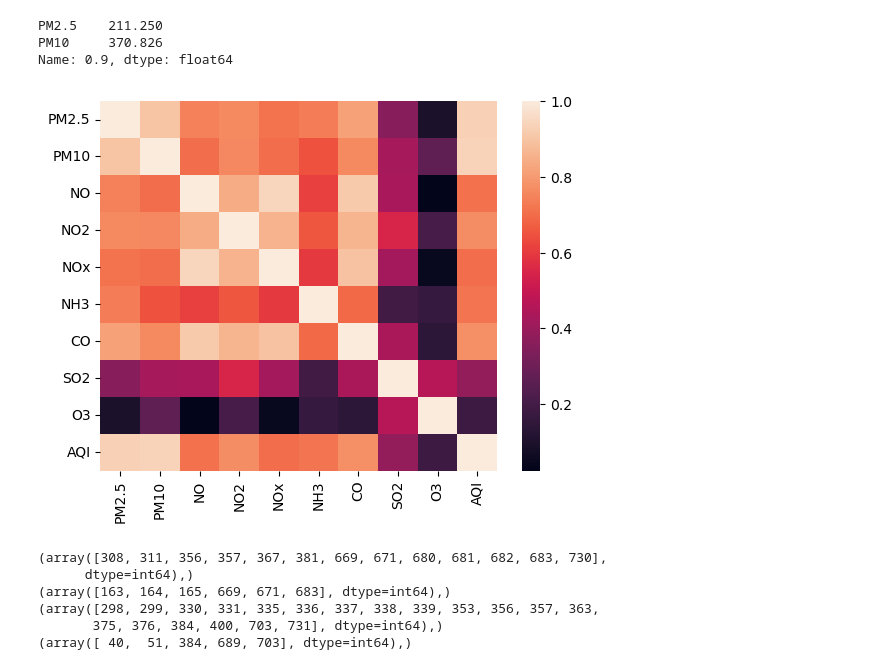
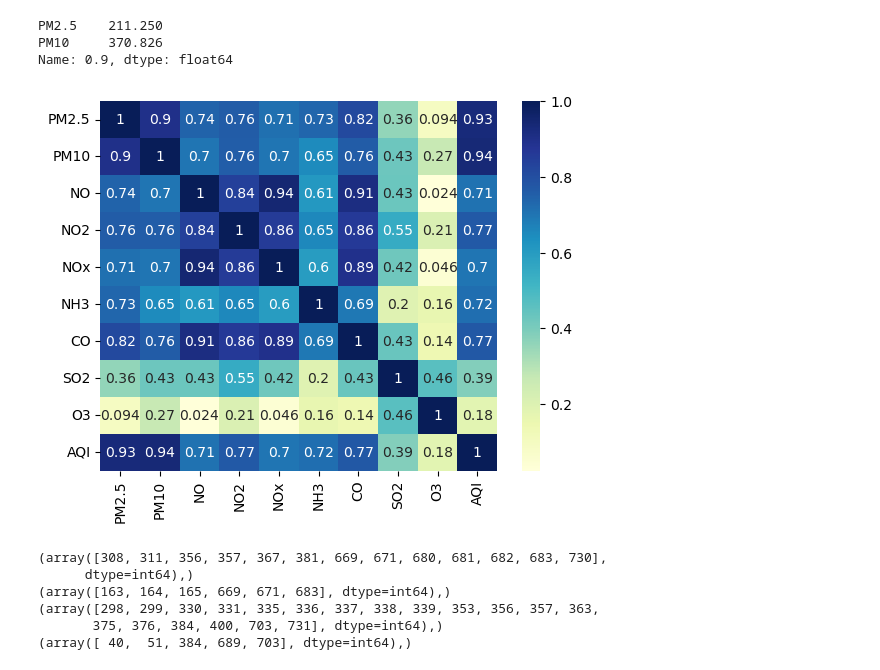
Before and after one commit to akshitasemwal/AQI, a Jupyter notebook: AQI using regression techniques.ipynb, the cells around one changed output. Drawn from its saved outputs; the diff is of its cells as text; code cells hidden in the pictures.

```diff
--- a/AQI using regression techniques.ipynb
+++ b/AQI using regression techniques.ipynb
@@ -13,6 +15,6 @@ from sklearn.linear_model import LogisticRegression
 from sklearn.preprocessing import StandardScaler
 # %%
-df=pd.read_csv(r"C:\Users\akshita\Downloads\DelhiAQI.csv")
+df=pd.read_csv("DelhiAQI.csv")
 df.head()
 # %% [output]
 |  | City | Date | PM2.5 | PM10 | NO | NO2 | NOx | NH3 | CO | SO2 | O3 | ... |
@@ -58,9 +60,9 @@ PM2.5    211.250
 PM10     370.826
 Name: 0.9, dtype: float64
 # %%
-dataplot=sb.heatmap(df.corr())
+dataplot=sb.heatmap(df.corr(),annot=True, cmap='YlGnBu')
 # %% [output]
-[figure, old version]
+[figure, new version]
 # %%
 zscore1= np.abs(stats.zscore(df['PM2.5']))
 print(np.where(zscore1>3))
```
Also changed, not shown: parts of 14 cells of this notebook.
